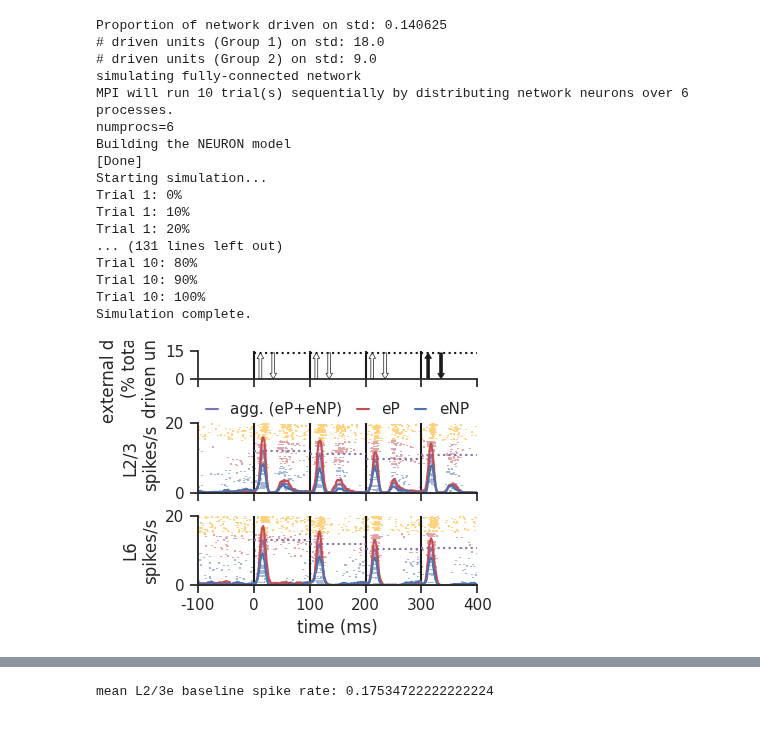
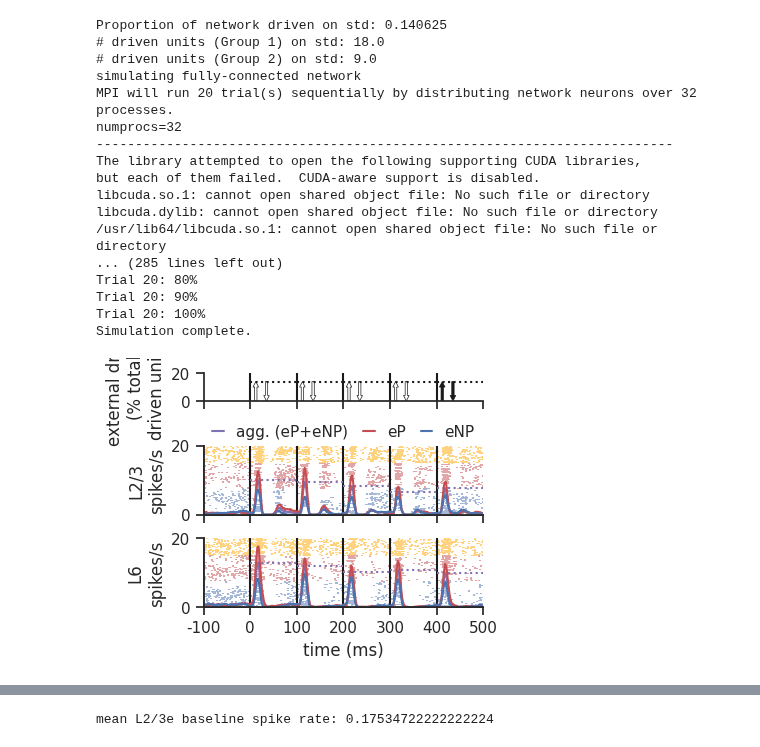
Before and after one commit to rythorpe/hnn-core, a Jupyter notebook: rs_dd_project/plot_intrinsic_net_dynamics.ipynb, the cells around one changed output, grey strips where cells are left out. Cells and saved outputs as stored; diff of their text form; code cells hidden in the pictures.

```diff
--- a/rs_dd_project/plot_intrinsic_net_dynamics.ipynb
+++ b/rs_dd_project/plot_intrinsic_net_dynamics.ipynb
@@ -15,49 +18,51 @@ from plot_simulate_rep_L6 import sim_dev_spiking, plot_dev_spiking_v2
 # %%
-dev_magnitude = -1
-n_trials = 10
+dev_magnitude = 0
+reps = 5
+n_trials = 20
 rng = np.random.default_rng(1234)
 burn_in_time = 300.0
-n_procs = 6
+n_procs = 32
 record_vsec = False
 
 net, drive_params = sim_dev_spiking(dev_magnitude=dev_magnitude,
+                                    reps=reps,
                                     n_trials=n_trials,
                                     burn_in_time=burn_in_time,
                                     n_procs=n_procs,
                                     record_vsec=record_vsec,
                                     rng=rng)
 
 rep_start_times = drive_params['rep_times']
 drive_times = drive_params['drive_times']
 drive_strengths = drive_params['drive_strengths']
 tstop = drive_params['tstop']
 
-fig_dev_spiking_v2, spike_rates = plot_dev_spiking_v2(net,
-                                                      burn_in_time,
-                                                      rep_start_times,
-                                                      drive_times,
-                                                      drive_strengths,
-                                                      tstop,
-                                                      return_spike_rates=True)
+fig_dev_spiking_v2, spike_rates, _ = plot_dev_spiking_v2(net,
+                                                         burn_in_time,
+                                                         rep_start_times,
+                                                         drive_times,
+                                                         drive_strengths,
+                                                         tstop,
+                                                         return_spike_rates=True)
 # %% [output]
 Proportion of network driven on std: 0.140625
 # driven units (Group 1) on std: 18.0
 # driven units (Group 2) on std: 9.0
 simulating fully-connected network
-MPI will run 10 trial(s) sequentially by distributing network neurons over 6 processes.
-numprocs=6
-Building the NEURON model
-[Done]
-Starting simulation...
-Trial 1: 0%
-Trial 1: 10%
-Trial 1: 20%
-... (131 lines left out)
-Trial 10: 80%
-Trial 10: 90%
-Trial 10: 100%
+MPI will run 20 trial(s) sequentially by distributing network neurons over 32 processes.
+numprocs=32
+--------------------------------------------------------------------------
+The library attempted to open the following supporting CUDA libraries,
+but each of them failed.  CUDA-aware support is disabled.
+libcuda.so.1: cannot open shared object file: No such file or directory
+libcuda.dylib: cannot open shared object file: No such file or directory
+/usr/lib64/libcuda.so.1: cannot open shared object file: No such file or directory
+... (285 lines left out)
+Trial 20: 80%
+Trial 20: 90%
+Trial 20: 100%
 Simulation complete.
-[figure, old version]
+[figure, new version]
 # %%
 def syn_conductance_kernel(t_vec, tau1=10., tau2=20.):
     tp = (tau1 * tau2) / (tau2 - tau1) * np.log(tau2 / tau1)
```
Also changed, not shown: parts of 3 cells of this notebook, 4 other files.
